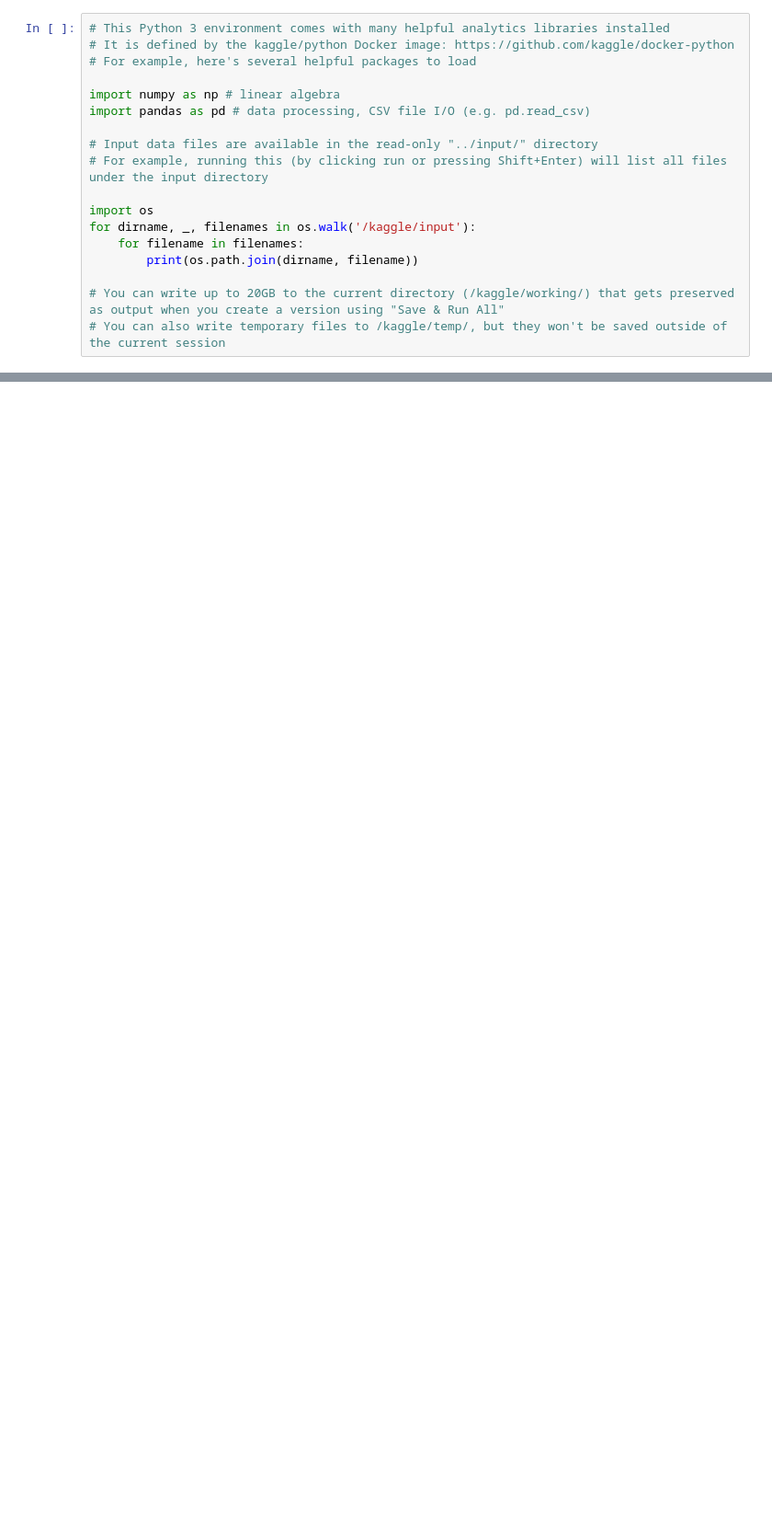
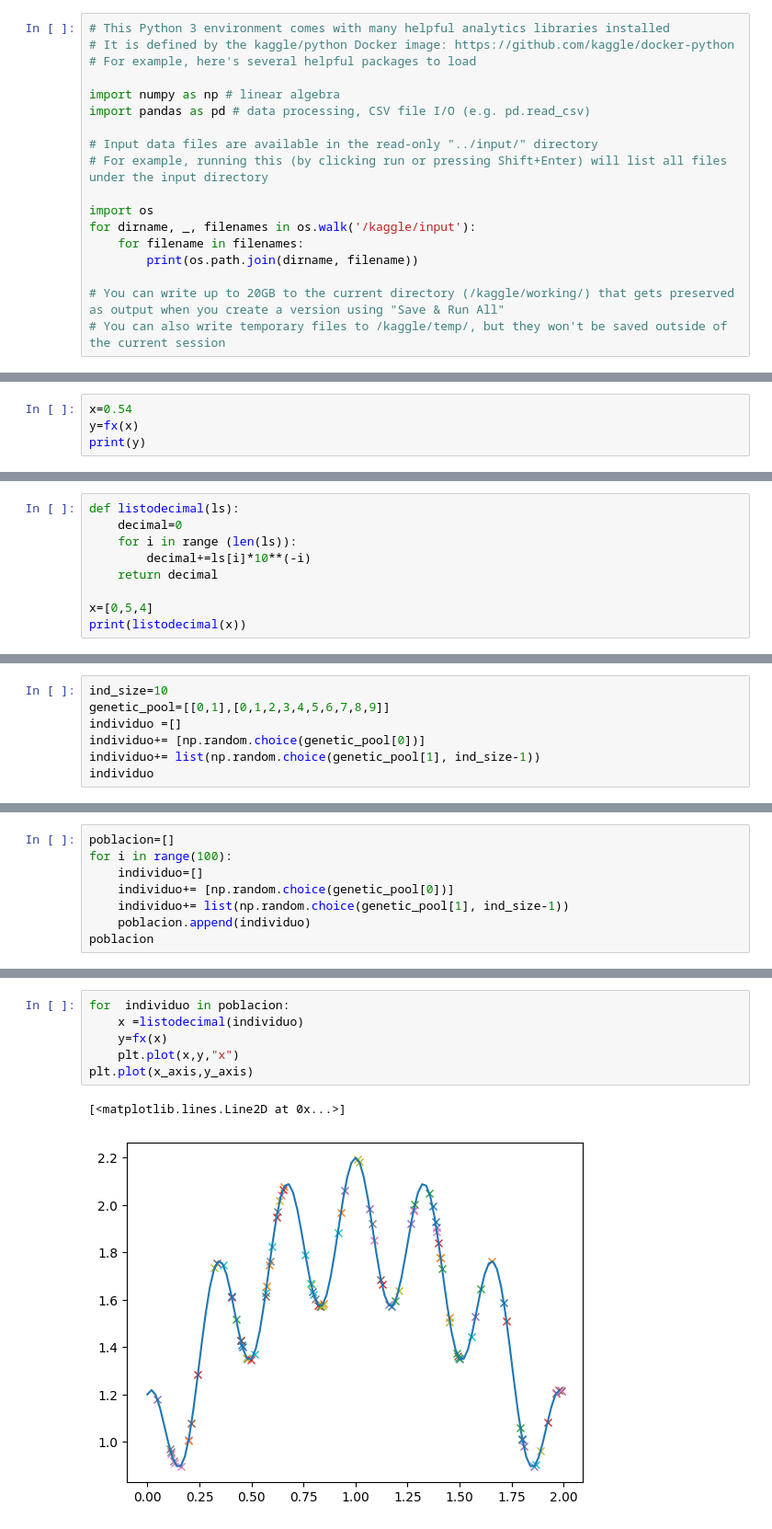
Before and after one commit to rlascocz/combinatory_optimization, a Jupyter notebook: genetic-algorithm-function-optimization.ipynb, the cells around one changed output, grey strips where cells are left out. Shown at 92% size. Saved outputs shown, nothing was run; the diff lists cells and outputs as text; blank space fills up the shorter version.

```diff
--- a/genetic-algorithm-function-optimization.ipynb
+++ b/genetic-algorithm-function-optimization.ipynb
@@ -40,0 +63,4 @@ def capacidad_computo(t):
+# %%
+x=0.54
+y=fx(x)
+print(y)
@@ -40,0 +69,9 @@ def capacidad_computo(t):
+# %%
+def listodecimal(ls):
+    decimal=0
+    for i in range (len(ls)):
+        decimal+=ls[i]*10**(-i)
+    return decimal
+
+x=[0,5,4]
+print(listodecimal(x))
@@ -40,0 +80,7 @@ def capacidad_computo(t):
+# %%
+ind_size=10
+genetic_pool=[[0,1],[0,1,2,3,4,5,6,7,8,9]]
+individuo =[]
+individuo+= [np.random.choice(genetic_pool[0])]
+individuo+= list(np.random.choice(genetic_pool[1], ind_size-1))
+individuo
@@ -40,0 +93,8 @@ def capacidad_computo(t):
+# %%
+poblacion=[]
+for i in range(100):
+    individuo=[]
+    individuo+= [np.random.choice(genetic_pool[0])]
+    individuo+= list(np.random.choice(genetic_pool[1], ind_size-1))
+    poblacion.append(individuo)
+poblacion
@@ -40,0 +119,9 @@ def capacidad_computo(t):
+# %%
+for  individuo in poblacion:
+    x =listodecimal(individuo)
+    y=fx(x)
+    plt.plot(x,y,"x")
+plt.plot(x_axis,y_axis)
+# %% [output]
+[<matplotlib.lines.Line2D at 0x...>]
+[figure, added]
```
Also changed, not shown: parts of 21 cells of this notebook.
